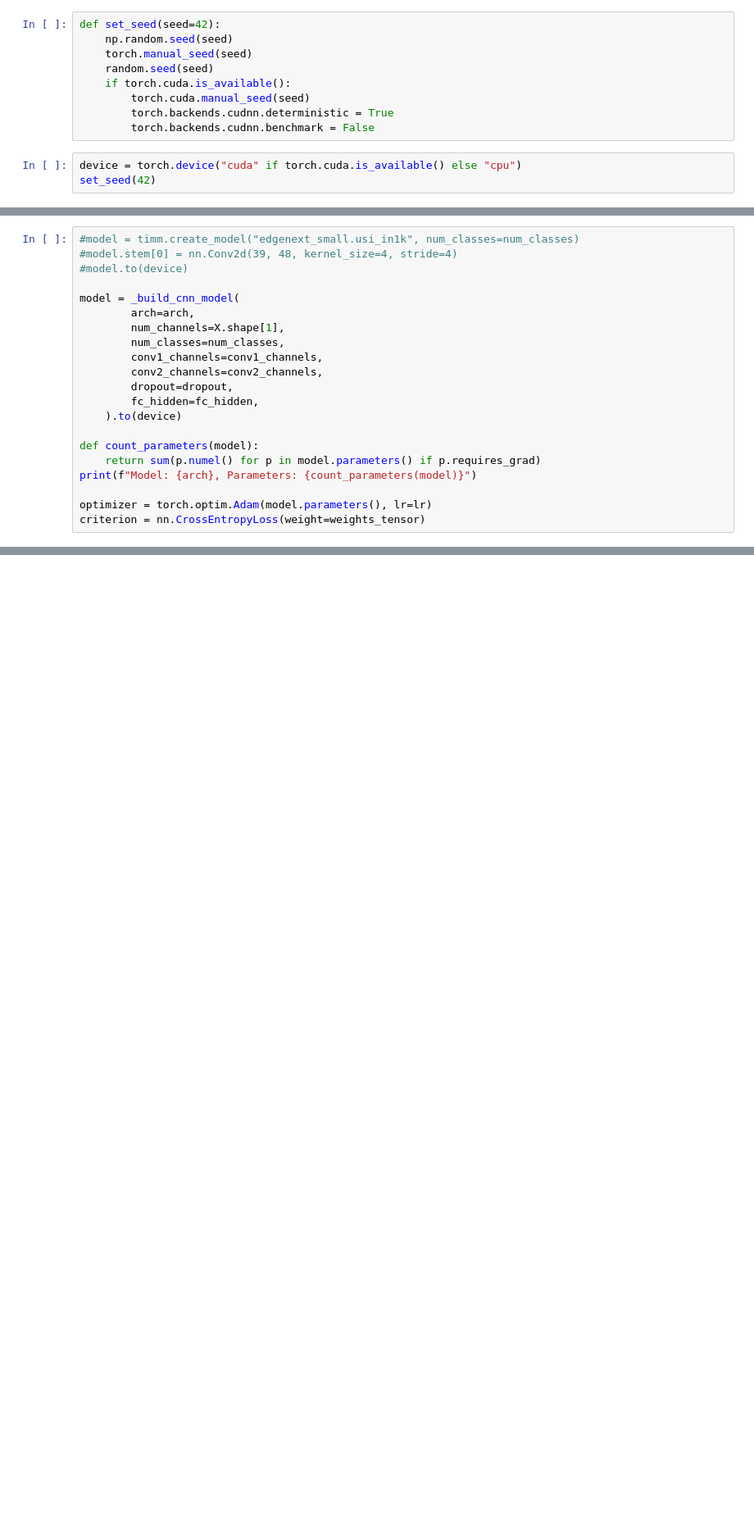
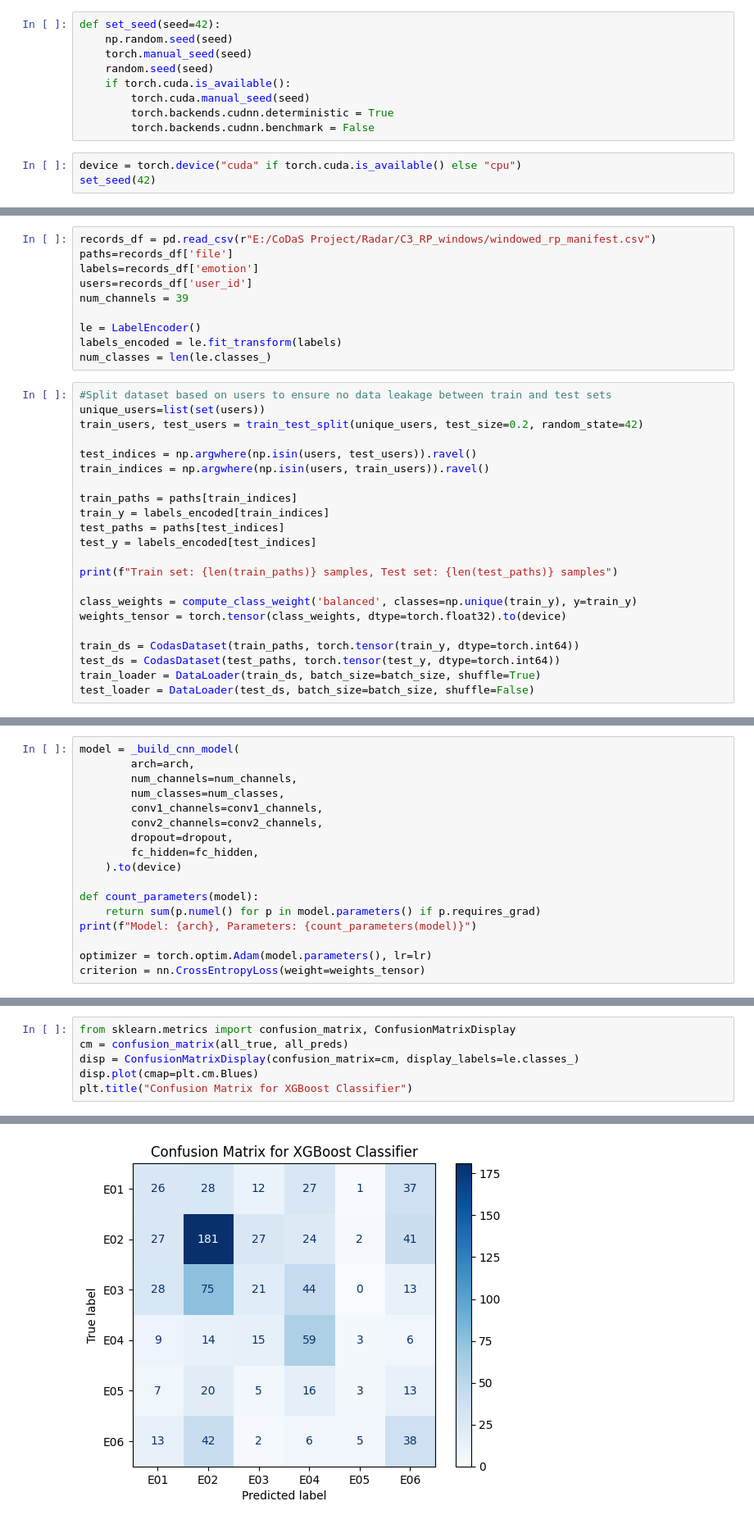
Before and after one commit to anasdev1204/CoDaS-Radar-based-Sentiment-Analysis-and-recognition, a Jupyter notebook: haider/C3 Radar RP train.ipynb, the cells around one changed output, grey strips where cells are left out. Shown at 82% size. Saved outputs shown, nothing was run; the diff lists cells and outputs as text; blank space fills up the shorter version.

```diff
--- a/haider/C3 Radar RP train.ipynb
+++ b/haider/C3 Radar RP train.ipynb
@@ -291,0 +289,32 @@ Train set: 144 samples, Test set: 37 samples
+# %%
+records_df = pd.read_csv(r"E:/CoDaS Project/Radar/C3_RP_windows/windowed_rp_manifest.csv")
+paths=records_df['file']
+labels=records_df['emotion']
+users=records_df['user_id']
+num_channels = 39
+
+le = LabelEncoder()
+labels_encoded = le.fit_transform(labels)
+num_classes = len(le.classes_)
+# %%
+#Split dataset based on users to ensure no data leakage between train and test sets
+unique_users=list(set(users))
+train_users, test_users = train_test_split(unique_users, test_size=0.2, random_state=42)
+
+test_indices = np.argwhere(np.isin(users, test_users)).ravel()
+train_indices = np.argwhere(np.isin(users, train_users)).ravel()
+
+train_paths = paths[train_indices]
+train_y = labels_encoded[train_indices]
+test_paths = paths[test_indices]
+test_y = labels_encoded[test_indices]
+
+print(f"Train set: {len(train_paths)} samples, Test set: {len(test_paths)} samples")
+
+class_weights = compute_class_weight('balanced', classes=np.unique(train_y), y=train_y)
+weights_tensor = torch.tensor(class_weights, dtype=torch.float32).to(device)
+
+train_ds = CodasDataset(train_paths, torch.tensor(train_y, dtype=torch.int64))
+test_ds = CodasDataset(test_paths, torch.tensor(test_y, dtype=torch.int64))
+train_loader = DataLoader(train_ds, batch_size=batch_size, shuffle=True)
+test_loader = DataLoader(test_ds, batch_size=batch_size, shuffle=False)
@@ -292,11 +323,7 @@ Train set: 144 samples, Test set: 37 samples
 # %%
-#model = timm.create_model("edgenext_small.usi_in1k", num_classes=num_classes)
-#model.stem[0] = nn.Conv2d(39, 48, kernel_size=4, stride=4)
-#model.to(device)
-
 model = _build_cnn_model(
         arch=arch,
-        num_channels=X.shape[1],
+        num_channels=num_channels,
         num_classes=num_classes,
         conv1_channels=conv1_channels,
         conv2_channels=conv2_channels,
@@ -394,0 +417,7 @@ window-level balanced accuracy: 0.3056
+# %%
+from sklearn.metrics import confusion_matrix, ConfusionMatrixDisplay
+cm = confusion_matrix(all_true, all_preds)
+disp = ConfusionMatrixDisplay(confusion_matrix=cm, display_labels=le.classes_)
+disp.plot(cmap=plt.cm.Blues)
+plt.title("Confusion Matrix for XGBoost Classifier")
+# %% [output]
@@ -394,0 +425 @@ window-level balanced accuracy: 0.3056
+[figure, added]
```
Also changed, not shown: parts of 8 cells of this notebook, 5 other files.
